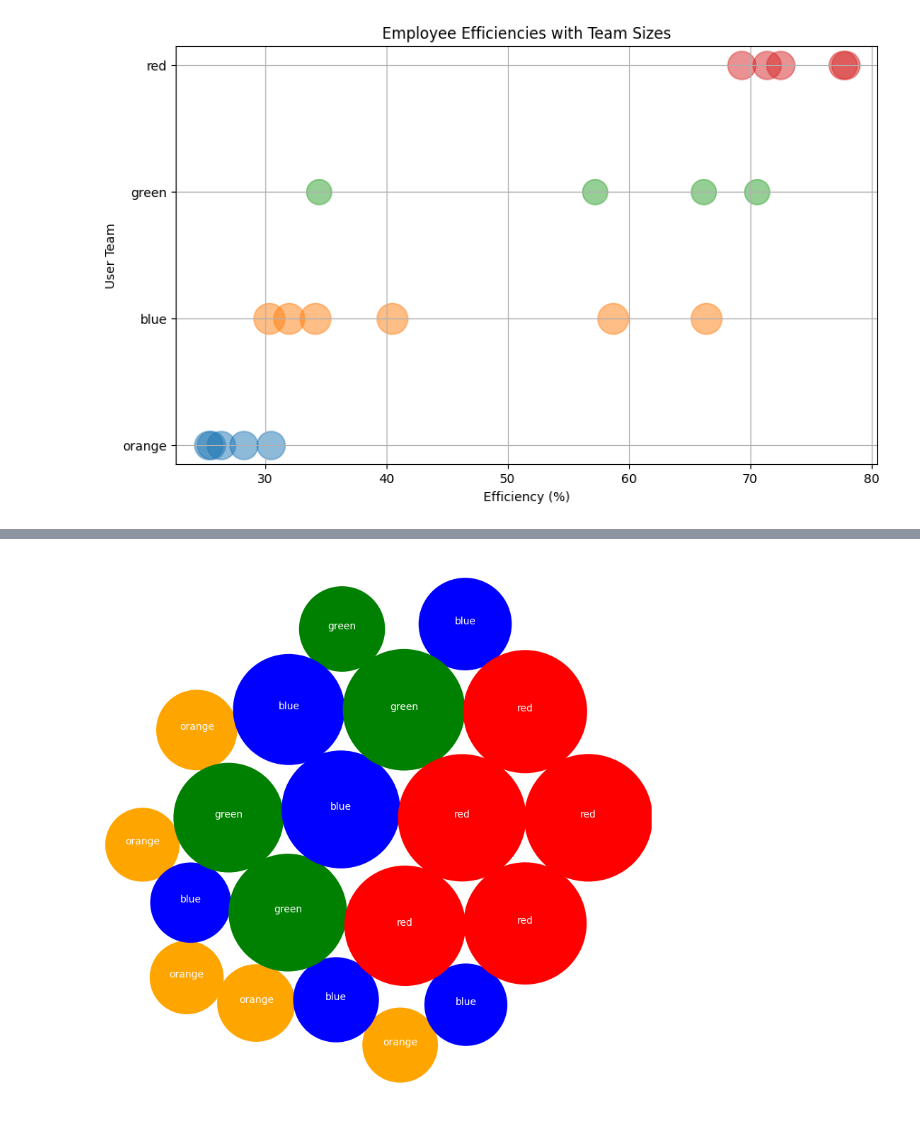
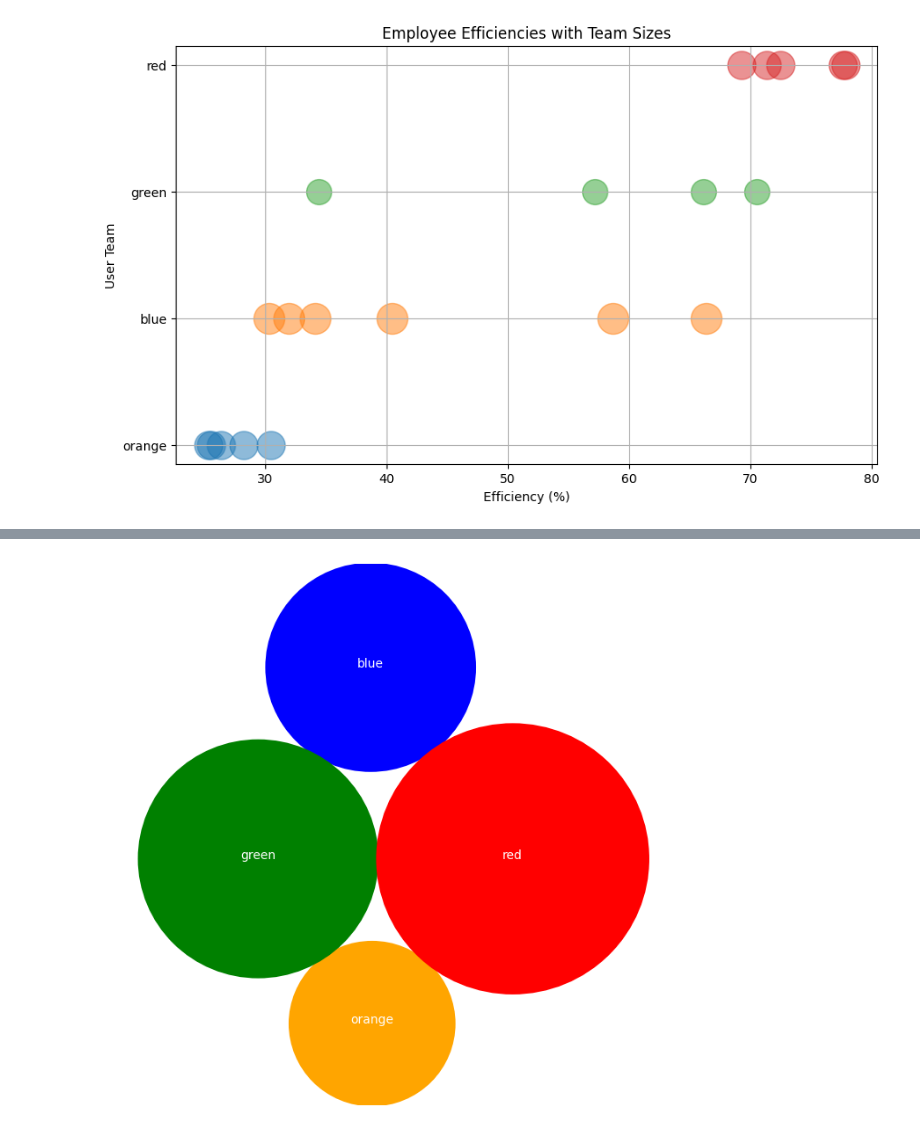
Before and after one commit to hiimani28/DVproject1, a Jupyter notebook: eda.ipynb, the cells around one changed output, grey strips where cells are left out. Drawn from its saved outputs; the diff is of its cells as text; code cells hidden in the pictures.

```diff
--- a/eda.ipynb
+++ b/eda.ipynb
@@ -495,3 +495,6 @@ plt.grid(True)
 plt.show()
 # %% [output]
 [figure]
+# %%
+team_effeciency = employee_team_effeciency.groupby('user_team')['Solved to total percent'].mean().reset_index()
+team_effeciency
@@ -498,10 +507,11 @@ plt.show()
 # %%
 import circlify
 
+
 data_dict = []
-for index, row in employee_team_effeciency.iterrows():
+for index, row in team_effeciency.iterrows():
     child_array = []
-    cat_dict = dict(id=employee_team_effeciency.iloc[index,0], datum=employee_team_effeciency.iloc[index,2])
+    cat_dict = dict(id=team_effeciency.iloc[index,0], datum=team_effeciency.iloc[index,1])
     data_dict.append(cat_dict.copy())
 
 circle_df = pd.DataFrame(data_dict).sort_values(by='datum', ascending=False)
@@ -513,35 +523,35 @@ circles = circlify.circlify(
     data_dict,
     show_enclosure=False,
     target_enclosure=circlify.Circle(x=0, y=0, r=1)
 )
 
 
-fig, ax = plt.subplots(figsize=(10,10))
+fig, ax = plt.subplots(figsize=(8,8))
 
 
 ax.axis('off')
 
 lim = max(
     max(
         abs(circle.x) + circle.r,
         abs(circle.y) + circle.r,
     )
     for circle in circles
 )
 plt.xlim(-lim, lim)
 plt.ylim(-lim, lim)
 
 for index, circle in enumerate(circles):
     if circle.level == 1:
         x, y, r = circle
         label = circle.ex["id"]
         # edgecolor = BLUE if label == 'Bath' else ( YELLOW if label == 'Bed' else PURPLE)
         ax.add_patch( plt.Circle((x, y), r, linewidth=2, color=label))
         plt.annotate(label, (x,y ), ha='center', color="white")
 
 plt.show()
 # %% [output]
-[figure, old version]
+[figure, new version]
 # %%
 df_customer_satisfaction = df.groupby(['ticket_type', 'customer_satisfaction']).count().reset_index()
 df_customer_satisfaction
```
Also changed, not shown: parts of 9 cells of this notebook.
